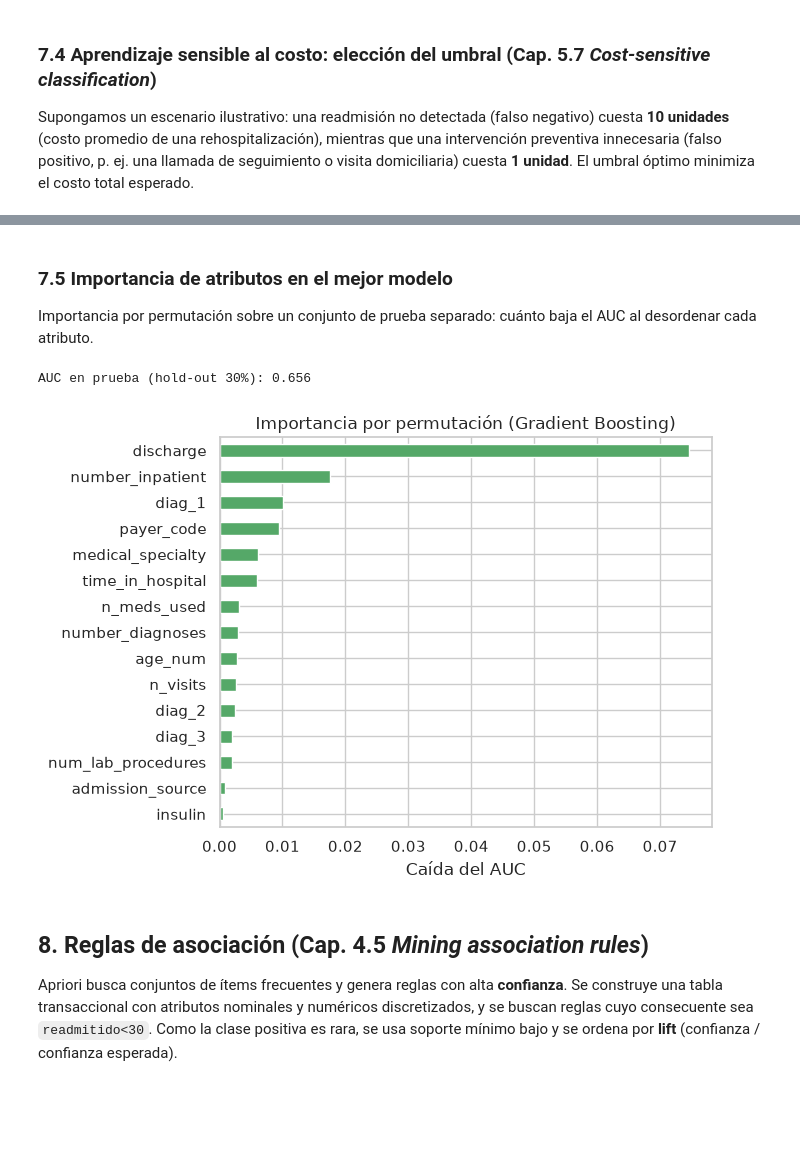
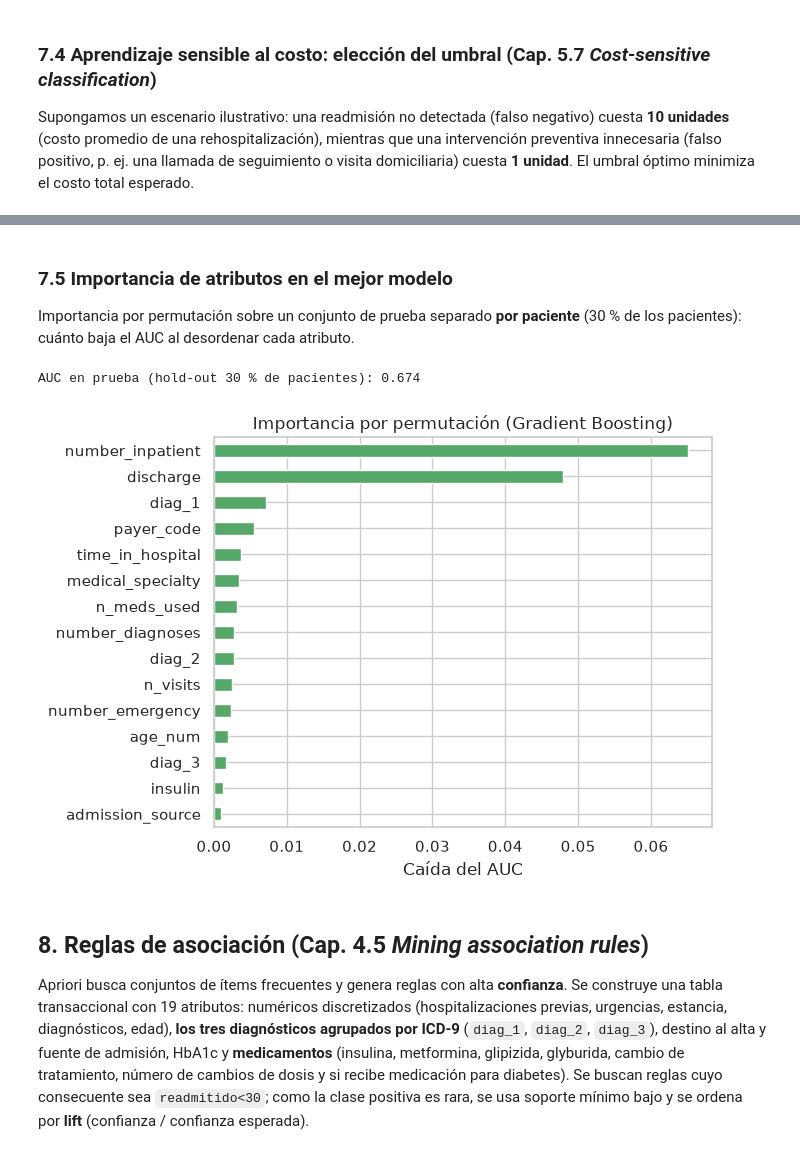
Before and after one commit to danielaestudio02-del/Diabetes, a Jupyter notebook: diabetes_data_mining.ipynb, the cells around one changed output, grey strips where cells are left out. Drawn from its saved outputs; the diff is of its cells as text; code cells hidden in the pictures; blank space fills up the shorter version.

```diff
--- a/diabetes_data_mining.ipynb
+++ b/diabetes_data_mining.ipynb
@@ -187,8 +188,10 @@ d = df.copy()
 n0 = len(d)
 d = d[d.gender != "Unknown/Invalid"]
 d = d[~d.discharge_disposition_id.isin([11, 13, 14, 19, 20, 21])]
-d = d.sort_values("encounter_id").drop_duplicates("patient_nbr", keep="first")
-print(f"Instancias: {n0} → {len(d)}  ({len(d)/n0:.1%} conservadas)")
+d = d.sort_values("encounter_id").reset_index(drop=True)
+groups = d.patient_nbr.values            # se usa para agrupar la validación, nunca como atributo
+print(f"Instancias: {n0} → {len(d)}  ({len(d)/n0:.1%} conservadas) | pacientes distintos: {d.patient_nbr.nunique():,}")
+print(f"Encuentros por paciente: media {len(d)/d.patient_nbr.nunique():.2f}, máx {d.patient_nbr.value_counts().max()}")
 
 near_const = [c for c in meds if d[c].value_counts(normalize=True).iloc[0] > 0.999]
 d = d.drop(columns=["weight"] + near_const + ids)
@@ -692,21 +721,23 @@ weighted avg      0.867     0.639     0.716     69987
 # %% [markdown]
 ### 7.5 Importancia de atributos en el mejor modelo
-Importancia por permutación sobre un conjunto de prueba separado: cuánto baja el AUC al desordenar cada atributo.
+Importancia por permutación sobre un conjunto de prueba separado **por paciente** (30 % de los pacientes): cuánto baja el AUC al desordenar cada atributo.
 # %%
 from sklearn.inspection import permutation_importance
-Xtr, Xte, ytr, yte = train_test_split(X, y, test_size=0.3, stratify=y, random_state=SEED)
+tr_idx, te_idx = next(GroupShuffleSplit(n_splits=1, test_size=0.3, random_state=SEED).split(X, y, groups))
+assert not set(groups[tr_idx]) & set(groups[te_idx])
+Xtr, Xte, ytr, yte = X.iloc[tr_idx], X.iloc[te_idx], y[tr_idx], y[te_idx]
 gb = models_cv["Gradient Boosting"].fit(Xtr, ytr)
-print(f"AUC en prueba (hold-out 30%): {roc_auc_score(yte, gb.predict_proba(Xte)[:, 1]):.3f}")
-pi = permutation_importance(gb, Xte, yte, scoring="roc_auc", n_repeats=5, random_state=SEED, n_jobs=-1)
+print(f"AUC en prueba (hold-out 30 % de pacientes): {roc_auc_score(yte, gb.predict_proba(Xte)[:, 1]):.3f}")
+pi = permutation_importance(gb, Xte, yte, scoring="roc_auc", n_repeats=5, random_state=SEED, n_jobs=2)
 imp = pd.Series(pi.importances_mean, index=X.columns).sort_values(ascending=False).head(15)
 imp.iloc[::-1].plot.barh(figsize=(7, 5), color="C2"); plt.xlabel("Caída del AUC")
 plt.title("Importancia por permutación (Gradient Boosting)"); plt.tight_layout(); plt.show()
 # %% [output]
-AUC en prueba (hold-out 30%): 0.656
+AUC en prueba (hold-out 30 % de pacientes): 0.674
-[figure, old version]
+[figure, new version]
 # %% [markdown]
 ## 8. Reglas de asociación (Cap. 4.5 *Mining association rules*)
-Apriori busca conjuntos de ítems frecuentes y genera reglas con alta **confianza**. Se construye una tabla transaccional con atributos nominales y numéricos discretizados, y se buscan reglas cuyo consecuente sea `readmitido<30`. Como la clase positiva es rara, se usa soporte mínimo bajo y se ordena por **lift** (confianza / confianza esperada).
+Apriori busca conjuntos de ítems frecuentes y genera reglas con alta **confianza**. Se construye una tabla transaccional con 19 atributos: numéricos discretizados (hospitalizaciones previas, urgencias, estancia, diagnósticos, edad), **los tres diagnósticos agrupados por ICD-9** (`diag_1`, `diag_2`, `diag_3`), destino al alta y fuente de admisión, HbA1c y **medicamentos** (insulina, metformina, glipizida, glyburida, cambio de tratamiento, número de cambios de dosis y si recibe medicación para diabetes). Se buscan reglas cuyo consecuente sea `readmitido<30`; como la clase positiva es rara, se usa soporte mínimo bajo y se ordena por **lift** (confianza / confianza esperada).
 # %%
 from mlxtend.frequent_patterns import apriori, association_rules
 
```
Also changed, not shown: parts of 44 cells of this notebook.
